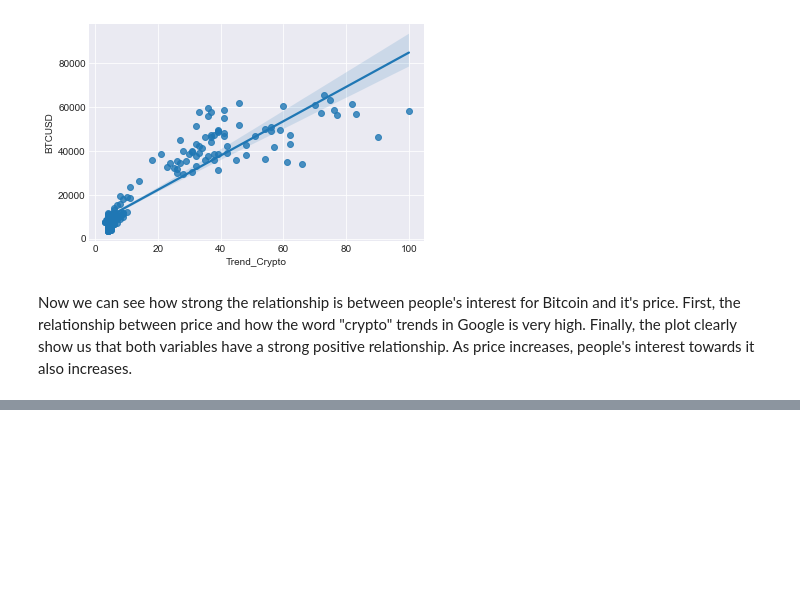
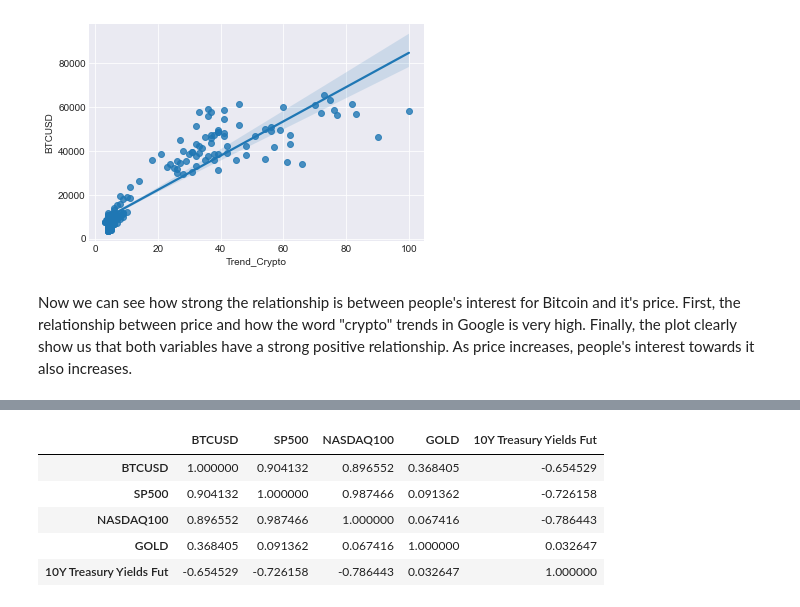
Before and after one commit to joaofelipemb/Bitcoin-Analysis, a Jupyter notebook: bitcoin_analysis2.ipynb, the cells around one changed output, grey strips where cells are left out. Saved outputs shown, nothing was run; the diff lists cells and outputs as text; code cells hidden in the pictures; blank space fills up the shorter version.

```diff
--- a/bitcoin_analysis2.ipynb
+++ b/bitcoin_analysis2.ipynb
@@ -696,0 +763,10 @@ Now we can see how strong the relationship is between people's interest for Bitc
+# %%
+# Correlation Year-to-Date
+prices_df.loc['2022-01-03':].corr()
+# %% [output]
+|  | BTCUSD | SP500 | NASDAQ100 | GOLD | 10Y Treasury Yields Fut |
+| BTCUSD | 1.000000 | 0.904132 | 0.896552 | 0.368405 | -0.654529 |
+| SP500 | 0.904132 | 1.000000 | 0.987466 | 0.091362 | -0.726158 |
+| NASDAQ100 | 0.896552 | 0.987466 | 1.000000 | 0.067416 | -0.786443 |
+| GOLD | 0.368405 | 0.091362 | 0.067416 | 1.000000 | 0.032647 |
+| 10Y Treasury Yields Fut | -0.654529 | -0.726158 | -0.786443 | 0.032647 | 1.000000 |
```
Also changed, not shown: parts of 17 cells of this notebook, 1 other file.
